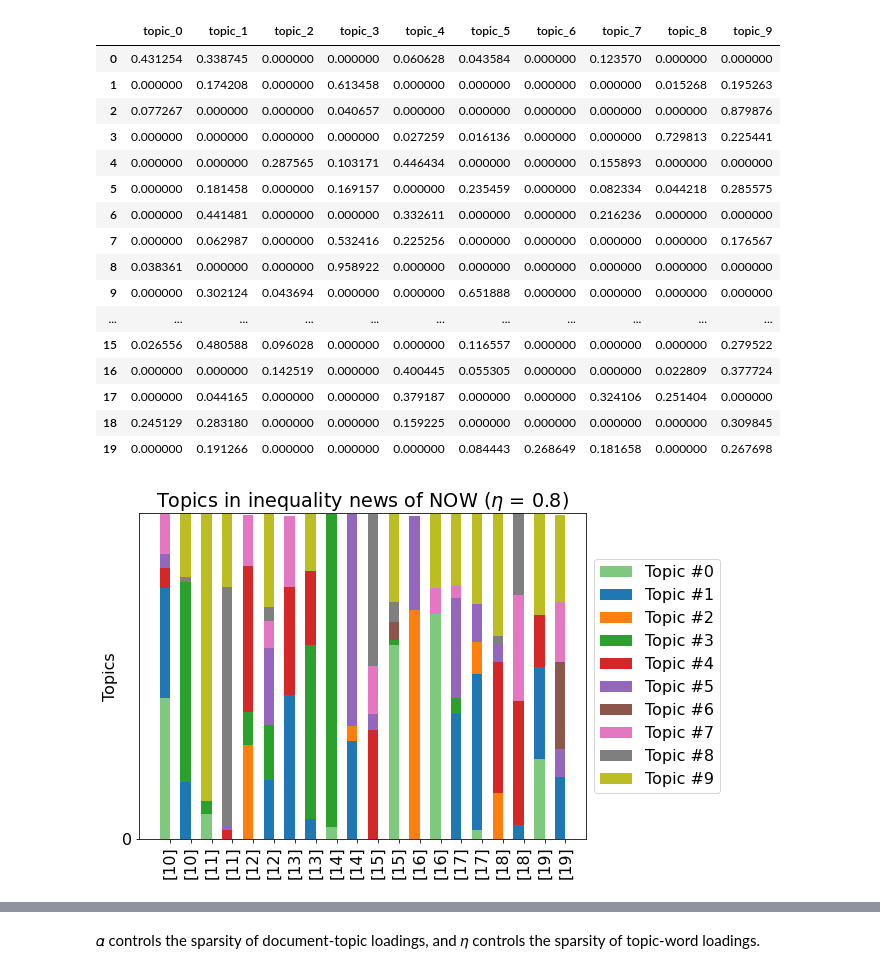
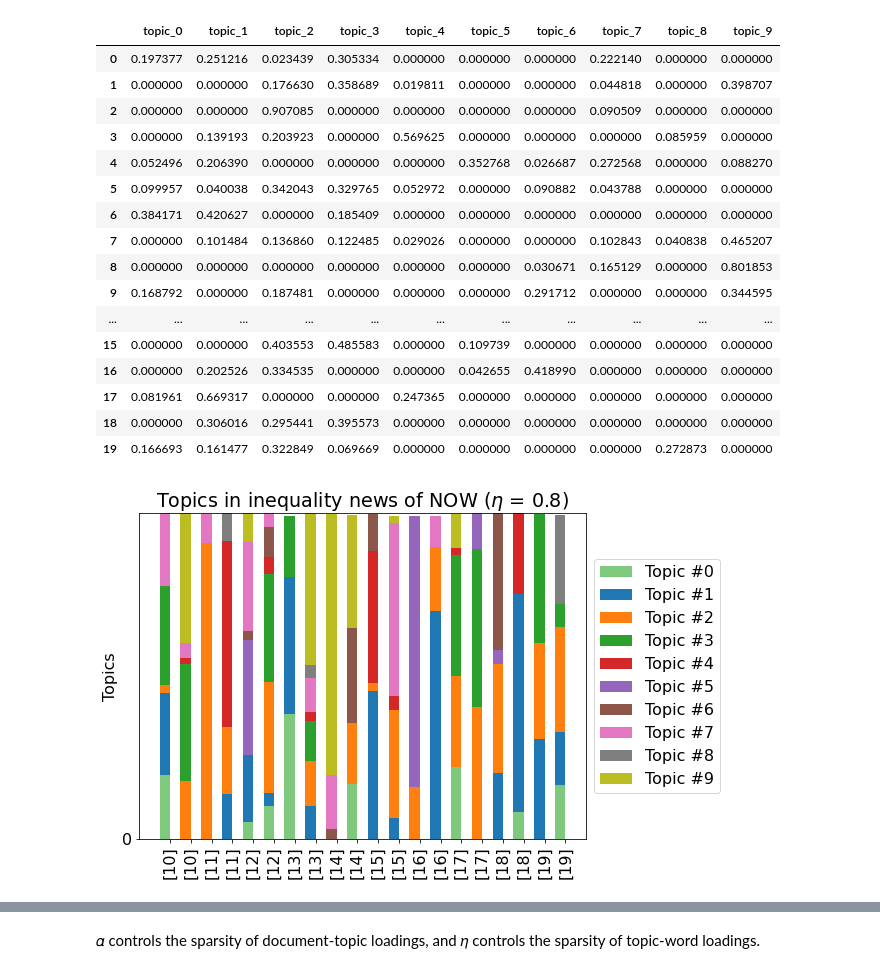
Before and after one commit to xxicheng/content-analysis-project-Online-news-coverage-of-inequality, a Jupyter notebook: code/topic modeling.ipynb, the cells around one changed output, grey strips where cells are left out. Drawn from its saved outputs; the diff is of its cells as text; code cells hidden in the pictures.

```diff
--- a/code/topic modeling.ipynb
+++ b/code/topic modeling.ipynb
@@ -94,7 +124,7 @@ nowlda = gensim.models.ldamodel.LdaModel(corpus=nowmm, id2word=dictionary, num_t
 ldaDF = pandas.DataFrame({
         'id' : now_df['id'],
         'year' : now_df['year'],
-        'topics' : [nowlda[dictionary.doc2bow(l)] for l in now_df['reduced_tokens']]
+        'topics' : [nowlda10[dictionary.doc2bow(l)] for l in now_df['reduced_tokens']]
     })
 # %%
 ldaDF
@@ -114,7 +144,7 @@ ldaDF
 45429 rows × 3 columns
 # %%
 #Dict to temporally hold the probabilities
-topicsProbDict = {i : [0] * len(ldaDF) for i in range(nowlda.num_topics)}
+topicsProbDict = {i : [0] * len(ldaDF) for i in range(nowlda10.num_topics)}
 
 #Load them into the dict
 for index, topicTuples in enumerate(ldaDF['topics']):
@@ -122,7 +152,7 @@ for index, topicTuples in enumerate(ldaDF['topics']):
         topicsProbDict[topicNum][index] = prob
 
 #Update the DataFrame
-for topicNum in range(nowlda.num_topics):
+for topicNum in range(nowlda10.num_topics):
     ldaDF['topic_{}'.format(topicNum)] = topicsProbDict[topicNum]
 # %%
 #randomly sample 2 news from each year
@@ -154,56 +184,56 @@ ldaDFVisNames = ldaDFVisN.values
 ldaDFV
 # %% [output]
 |  | topic_0 | topic_1 | topic_2 | topic_3 | topic_4 | topic_5 | topic_6 | topic_7 | topic_8 | topic_9 |
-| 0 | 0.431254 | 0.338745 | 0.000000 | 0.000000 | 0.060628 | 0.043584 | 0.000000 | 0.123570 | 0.000000 | 0.000000 |
-| 1 | 0.000000 | 0.174208 | 0.000000 | 0.613458 | 0.000000 | 0.000000 | 0.000000 | 0.000000 | 0.015268 | 0.195263 |
-| 2 | 0.077267 | 0.000000 | 0.000000 | 0.040657 | 0.000000 | 0.000000 | 0.000000 | 0.000000 | 0.000000 | 0.879876 |
-| 3 | 0.000000 | 0.000000 | 0.000000 | 0.000000 | 0.027259 | 0.016136 | 0.000000 | 0.000000 | 0.729813 | 0.225441 |
-| 4 | 0.000000 | 0.000000 | 0.287565 | 0.103171 | 0.446434 | 0.000000 | 0.000000 | 0.155893 | 0.000000 | 0.000000 |
-| 5 | 0.000000 | 0.181458 | 0.000000 | 0.169157 | 0.000000 | 0.235459 | 0.000000 | 0.082334 | 0.044218 | 0.285575 |
-| 6 | 0.000000 | 0.441481 | 0.000000 | 0.000000 | 0.332611 | 0.000000 | 0.000000 | 0.216236 | 0.000000 | 0.000000 |
-| 7 | 0.000000 | 0.062987 | 0.000000 | 0.532416 | 0.225256 | 0.000000 | 0.000000 | 0.000000 | 0.000000 | 0.176567 |
-| 8 | 0.038361 | 0.000000 | 0.000000 | 0.958922 | 0.000000 | 0.000000 | 0.000000 | 0.000000 | 0.000000 | 0.000000 |
-| 9 | 0.000000 | 0.302124 | 0.043694 | 0.000000 | 0.000000 | 0.651888 | 0.000000 | 0.000000 | 0.000000 | 0.000000 |
+| 0 | 0.197377 | 0.251216 | 0.023439 | 0.305334 | 0.000000 | 0.000000 | 0.000000 | 0.222140 | 0.000000 | 0.000000 |
+| 1 | 0.000000 | 0.000000 | 0.176630 | 0.358689 | 0.019811 | 0.000000 | 0.000000 | 0.044818 | 0.000000 | 0.398707 |
+| 2 | 0.000000 | 0.000000 | 0.907085 | 0.000000 | 0.000000 | 0.000000 | 0.000000 | 0.090509 | 0.000000 | 0.000000 |
+| 3 | 0.000000 | 0.139193 | 0.203923 | 0.000000 | 0.569625 | 0.000000 | 0.000000 | 0.000000 | 0.085959 | 0.000000 |
+| 4 | 0.052496 | 0.206390 | 0.000000 | 0.000000 | 0.000000 | 0.352768 | 0.026687 | 0.272568 | 0.000000 | 0.088270 |
+| 5 | 0.099957 | 0.040038 | 0.342043 | 0.329765 | 0.052972 | 0.000000 | 0.090882 | 0.043788 | 0.000000 | 0.000000 |
+| 6 | 0.384171 | 0.420627 | 0.000000 | 0.185409 | 0.000000 | 0.000000 | 0.000000 | 0.000000 | 0.000000 | 0.000000 |
+| 7 | 0.000000 | 0.101484 | 0.136860 | 0.122485 | 0.029026 | 0.000000 | 0.000000 | 0.102843 | 0.040838 | 0.465207 |
+| 8 | 0.000000 | 0.000000 | 0.000000 | 0.000000 | 0.000000 | 0.000000 | 0.030671 | 0.165129 | 0.000000 | 0.801853 |
+| 9 | 0.168792 | 0.000000 | 0.187481 | 0.000000 | 0.000000 | 0.000000 | 0.291712 | 0.000000 | 0.000000 | 0.344595 |
 | ... | ... | ... | ... | ... | ... | ... | ... | ... | ... | ... |
-| 15 | 0.026556 | 0.480588 | 0.096028 | 0.000000 | 0.000000 | 0.116557 | 0.000000 | 0.000000 | 0.000000 | 0.279522 |
-| 16 | 0.000000 | 0.000000 | 0.142519 | 0.000000 | 0.400445 | 0.055305 | 0.000000 | 0.000000 | 0.022809 | 0.377724 |
-| 17 | 0.000000 | 0.044165 | 0.000000 | 0.000000 | 0.379187 | 0.000000 | 0.000000 | 0.324106 | 0.251404 | 0.000000 |
-| 18 | 0.245129 | 0.283180 | 0.000000 | 0.000000 | 0.159225 | 0.000000 | 0.000000 | 0.000000 | 0.000000 | 0.309845 |
-| 19 | 0.000000 | 0.191266 | 0.000000 | 0.000000 | 0.000000 | 0.084443 | 0.268649 | 0.181658 | 0.000000 | 0.267698 |
+| 15 | 0.000000 | 0.000000 | 0.403553 | 0.485583 | 0.000000 | 0.109739 | 0.000000 | 0.000000 | 0.000000 | 0.000000 |
+| 16 | 0.000000 | 0.202526 | 0.334535 | 0.000000 | 0.000000 | 0.042655 | 0.418990 | 0.000000 | 0.000000 | 0.000000 |
+| 17 | 0.081961 | 0.669317 | 0.000000 | 0.000000 | 0.247365 | 0.000000 | 0.000000 | 0.000000 | 0.000000 | 0.000000 |
+| 18 | 0.000000 | 0.306016 | 0.295441 | 0.395573 | 0.000000 | 0.000000 | 0.000000 | 0.000000 | 0.000000 | 0.000000 |
+| 19 | 0.166693 | 0.161477 | 0.322849 | 0.069669 | 0.000000 | 0.000000 | 0.000000 | 0.000000 | 0.272873 | 0.000000 |
 # %%
 N = 20
 ind = np.arange(N)
-K = nowlda.num_topics  # N documents, K topics
+K = nowlda10.num_topics  # N documents, K topics
 ind = np.arange(N)  # the x-axis locations for the novels
 width = 0.5  # the width of the bars
 plots = []
 height_cumulative = np.zeros(N)
 plt.rc('font', size=16)
 plt.figure(figsize = (8, 6))
 
 for k in range(K):
     color = plt.cm.Accent(k/K, 1)
     if k == 0:
         p = plt.bar(ind, ldaDFVis[:, k], width, color=color)
     else:
         p = plt.bar(ind, ldaDFVis[:, k], width, bottom=height_cumulative)
     height_cumulative += ldaDFVis[:, k]
     plots.append(p)
 
 
 plt.ylim((0, 1))  # proportions sum to 1, so the height of the stacked bars is 1
 plt.ylabel('Topics')
 
 plt.title('Topics in inequality news of NOW ($\eta$ = 0.8)')
 plt.xticks(ind+width/2, ldaDFVisNames, rotation='vertical')
 
 plt.yticks(np.arange(0, 1, 10))
 topic_labels = ['Topic #{}'.format(k) for k in range(K)]
 plt.legend([p[0] for p in plots], topic_labels, loc='center left', frameon=True,  bbox_to_anchor = (1, .5))
 
 plt.show()
 # %% [output]
-[figure, old version]
+[figure, new version]
 # %%
 plt.figure(figsize = (8,8))
 plt.pcolor(ldaDFVis, norm=None, cmap='YlGnBu')
```
Also changed, not shown: parts of 89 cells of this notebook.
